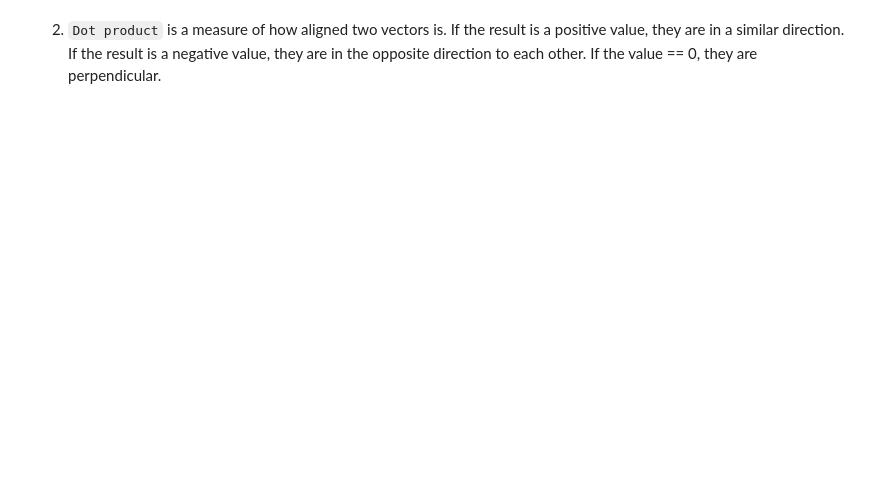
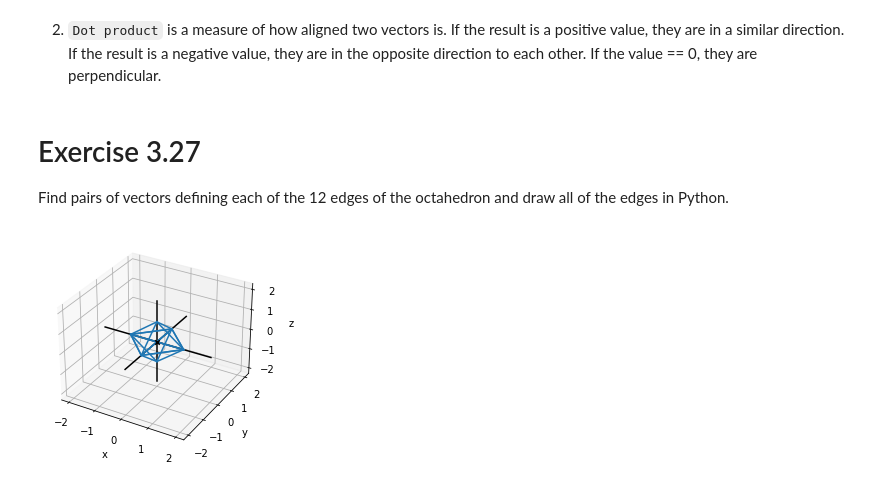
Before and after one commit to yingshaoxo/play-with-math, a Jupyter notebook: Vectors and graphics/3. Ascending to the 3D world/3.5 Rendering a 3D object in 2D.ipynb, the cells around one changed output. Drawn from its saved outputs; the diff is of its cells as text; code cells hidden in the pictures; blank space fills up the shorter version.

```diff
--- a/Vectors and graphics/3. Ascending to the 3D world/3.5 Rendering a 3D object in 2D.ipynb
+++ b/Vectors and graphics/3. Ascending to the 3D world/3.5 Rendering a 3D object in 2D.ipynb
@@ -52,3 +52,7 @@ Given a vector perpendicular (or normal) to each face and a vector pointing to t
 ![image.png](images/12.useCrossProductToIndicateVisibility.png)
 # %% [markdown]
 2. `Dot product` is a measure of how aligned two vectors is. If the result is a positive value, they are in a similar direction. If the result is a negative value, they are in the opposite direction to each other. If the value == 0, they are perpendicular.
+# %% [markdown]
+# Exercise 3.27
+
+Find pairs of vectors defining each of the 12 edges of the octahedron and draw all of the edges in Python.
@@ -54,0 +61,17 @@ Given a vector perpendicular (or normal) to each face and a vector pointing to t
+# %%
+from itertools import permutations
+
+top = (0,0,1)
+bottom = (0,0,-1)
+xy_plane = [(1,0,0), (0,1,0), (-1,0,0), (0,-1,0)]
+
+r = []
+for x in xy_plane:
+    r.append(Segment3D(top, x))
+for x in xy_plane:
+    r.append(Segment3D(bottom, x))
+r = r + [Segment3D(*i) for i in list(permutations(xy_plane, 2))]
+# %%
+draw3d(*r)
+# %% [output]
+[figure, added]
```
Also changed, not shown: parts of 1 cell of this notebook, 1 other file.
